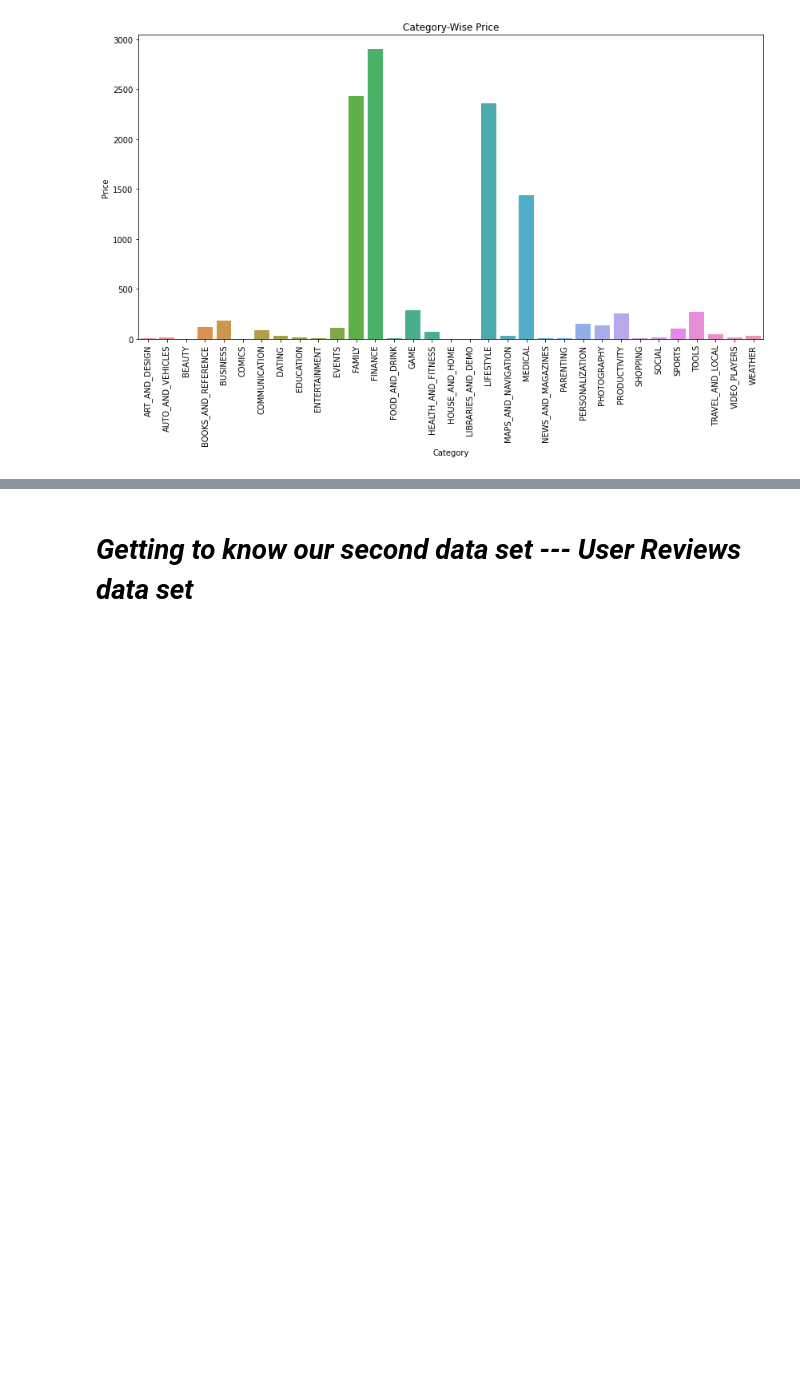
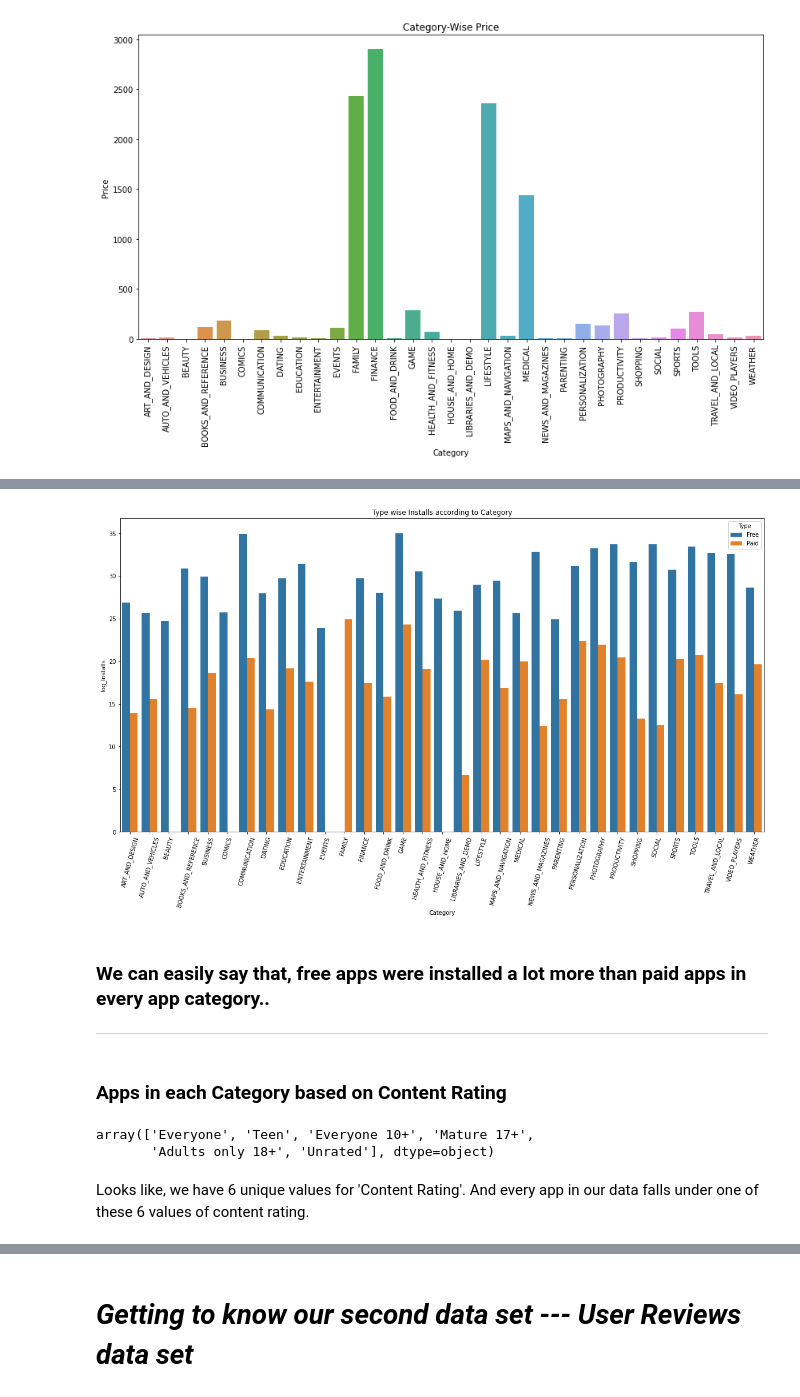
Before and after one commit to RanajayBiswas/Play-Store-App-Review-Analysis-EDA-Project, a Jupyter notebook: Play_Store_App_Review_Analysis_Capstone_Project.ipynb, the cells around one changed output, grey strips where cells are left out. Drawn from its saved outputs; the diff is of its cells as text; code cells hidden in the pictures; blank space fills up the shorter version.

```diff
--- a/Play_Store_App_Review_Analysis_Capstone_Project.ipynb
+++ b/Play_Store_App_Review_Analysis_Capstone_Project.ipynb
@@ -539,0 +618,2 @@ plt.show()
+# %%
+ctg_type_installs = playstore_df.groupby(['Category','Type'])[['Installs']].sum().reset_index()
@@ -539,0 +629,2 @@ plt.show()
+# %%
+ctg_type_installs['Type'] = ctg_type_installs['Type'].apply(lambda x: str(x).replace('0    Free\ndtype: object', 'Free') if '0    Free\ndtype: object' in str(x) else str(x))
@@ -539,0 +635,3 @@ plt.show()
+# %%
+ctg_type_installs['log_Installs'] = np.log2(ctg_type_installs['Installs'])
+ctg_type_installs.head()
@@ -539,0 +645,24 @@ plt.show()
+# %%
+plt.figure(figsize=(20,10))
+plt.xticks(rotation=75,fontsize=10)
+plt.title("Type wise Installs according to Category")
+sns.barplot('Category', 'log_Installs', hue='Type', data=ctg_type_installs);
+plt.xlabel("Category")
+plt.ylabel("log_Installs")
+plt.show()
+# %% [output]
+[figure, added]
+# %% [markdown]
+### We can easily say that, free apps were installed a lot more than paid apps in every app category..
+
+---
+# %% [markdown]
+### Apps in each Category based on Content Rating
+# %%
+# checking the unique values for Content Rating column
+playstore_df['Content Rating'].unique()
+# %% [output]
+array(['Everyone', 'Teen', 'Everyone 10+', 'Mature 17+',
+       'Adults only 18+', 'Unrated'], dtype=object)
+# %% [markdown]
+Looks like, we have 6 unique values for 'Content Rating'. And every app in our data falls under one of these 6 values of content rating.
```
Also changed, not shown: parts of 45 cells of this notebook.
